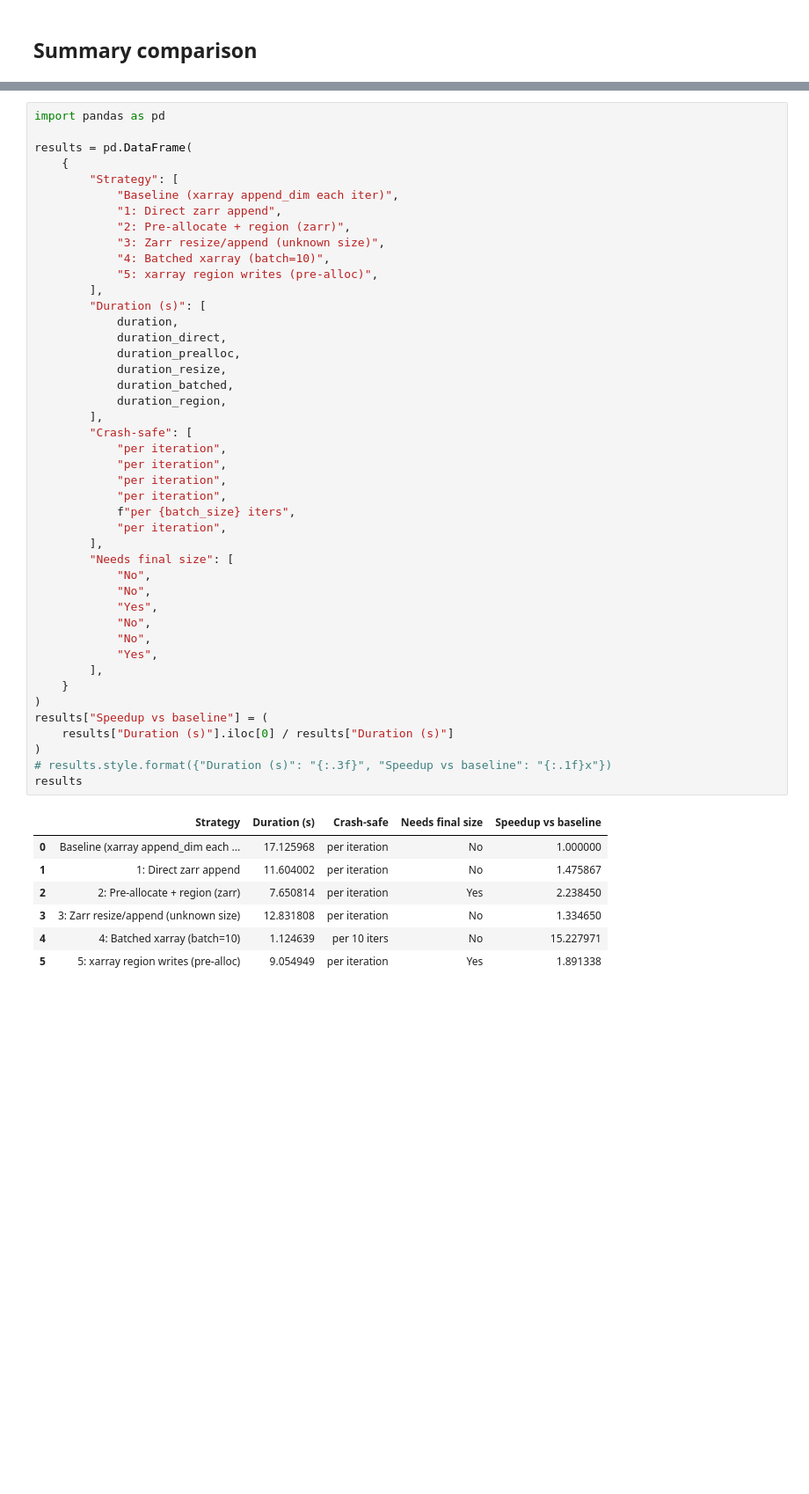
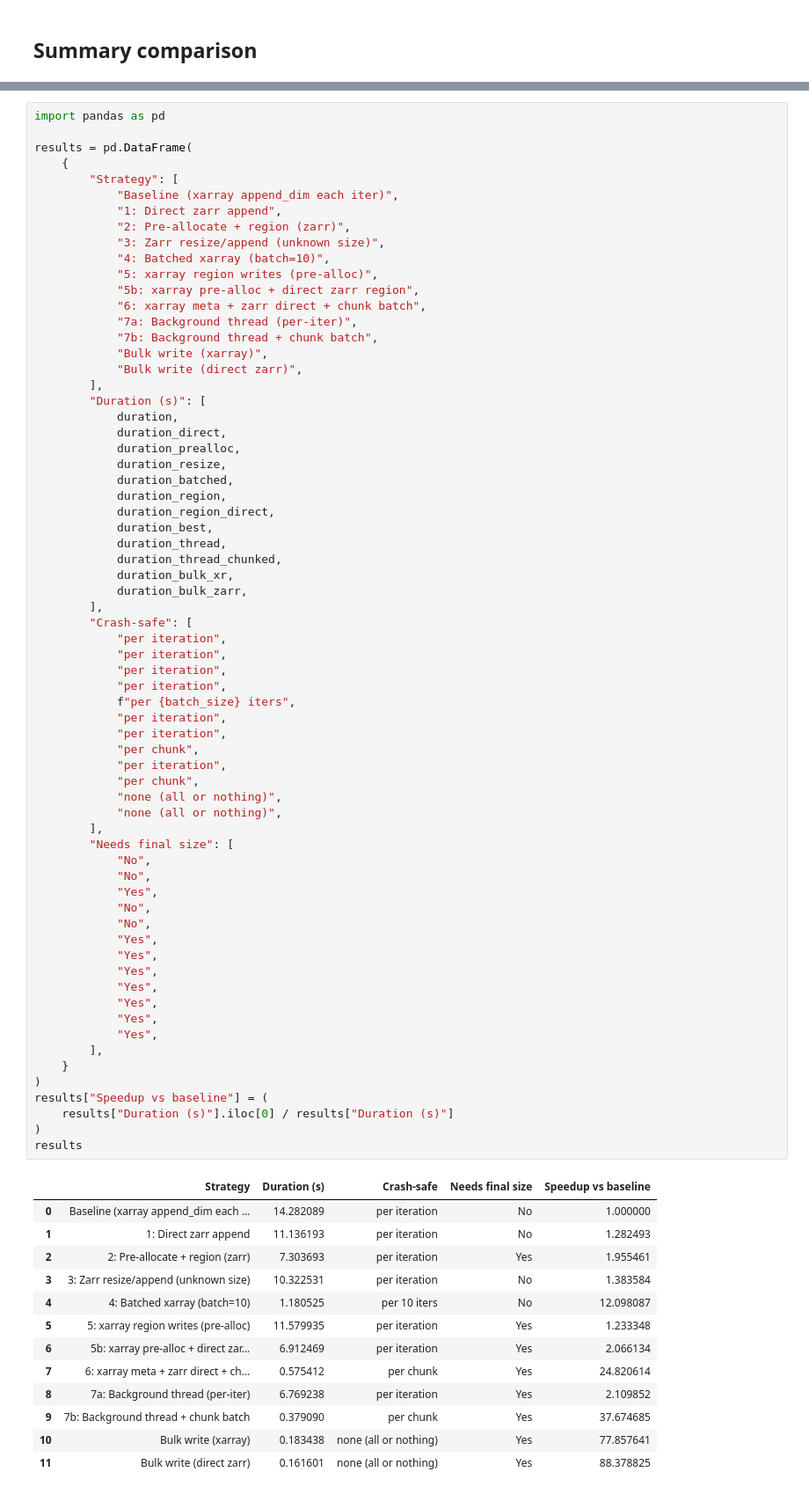
Before and after one commit to jenshnielsen/Qcodes, a Jupyter notebook: docs/examples/DataSet/zaar_explore.ipynb, the cells around one changed output, grey strips where cells are left out. Shown at 88% size. Cells and saved outputs as stored; diff of their text form; blank space fills up the shorter version.

Commit message:
More zarr explore

```diff
--- a/docs/examples/DataSet/zaar_explore.ipynb
+++ b/docs/examples/DataSet/zaar_explore.ipynb
@@ -481,46 +705,75 @@ results = pd.DataFrame(
             "3: Zarr resize/append (unknown size)",
             "4: Batched xarray (batch=10)",
             "5: xarray region writes (pre-alloc)",
+            "5b: xarray pre-alloc + direct zarr region",
+            "6: xarray meta + zarr direct + chunk batch",
+            "7a: Background thread (per-iter)",
+            "7b: Background thread + chunk batch",
+            "Bulk write (xarray)",
+            "Bulk write (direct zarr)",
         ],
         "Duration (s)": [
             duration,
             duration_direct,
             duration_prealloc,
             duration_resize,
             duration_batched,
             duration_region,
+            duration_region_direct,
+            duration_best,
+            duration_thread,
+            duration_thread_chunked,
+            duration_bulk_xr,
+            duration_bulk_zarr,
         ],
         "Crash-safe": [
             "per iteration",
             "per iteration",
             "per iteration",
             "per iteration",
             f"per {batch_size} iters",
             "per iteration",
+            "per iteration",
+            "per chunk",
+            "per iteration",
+            "per chunk",
+            "none (all or nothing)",
+            "none (all or nothing)",
         ],
         "Needs final size": [
             "No",
             "No",
             "Yes",
             "No",
             "No",
             "Yes",
+            "Yes",
+            "Yes",
+            "Yes",
+            "Yes",
+            "Yes",
+            "Yes",
         ],
     }
 )
 results["Speedup vs baseline"] = (
     results["Duration (s)"].iloc[0] / results["Duration (s)"]
 )
-# results.style.format({"Duration (s)": "{:.3f}", "Speedup vs baseline": "{:.1f}x"})
 results
 # %% [output]
 |  | Strategy | Duration (s) | Crash-safe | Needs final size | Speedup vs baseline |
-| 0 | Baseline (xarray append_dim each ... | 17.125968 | per iteration | No | 1.000000 |
-| 1 | 1: Direct zarr append | 11.604002 | per iteration | No | 1.475867 |
-| 2 | 2: Pre-allocate + region (zarr) | 7.650814 | per iteration | Yes | 2.238450 |
-| 3 | 3: Zarr resize/append (unknown size) | 12.831808 | per iteration | No | 1.334650 |
-| 4 | 4: Batched xarray (batch=10) | 1.124639 | per 10 iters | No | 15.227971 |
-| 5 | 5: xarray region writes (pre-alloc) | 9.054949 | per iteration | Yes | 1.891338 |
+| 0 | Baseline (xarray append_dim each ... | 14.282089 | per iteration | No | 1.000000 |
+| 1 | 1: Direct zarr append | 11.136193 | per iteration | No | 1.282493 |
+| 2 | 2: Pre-allocate + region (zarr) | 7.303693 | per iteration | Yes | 1.955461 |
+| 3 | 3: Zarr resize/append (unknown size) | 10.322531 | per iteration | No | 1.383584 |
+| 4 | 4: Batched xarray (batch=10) | 1.180525 | per 10 iters | No | 12.098087 |
+| 5 | 5: xarray region writes (pre-alloc) | 11.579935 | per iteration | Yes | 1.233348 |
+| 6 | 5b: xarray pre-alloc + direct zar... | 6.912469 | per iteration | Yes | 2.066134 |
+| 7 | 6: xarray meta + zarr direct + ch... | 0.575412 | per chunk | Yes | 24.820614 |
+| 8 | 7a: Background thread (per-iter) | 6.769238 | per iteration | Yes | 2.109852 |
+| 9 | 7b: Background thread + chunk batch | 0.379090 | per chunk | Yes | 37.674685 |
+| 10 | Bulk write (xarray) | 0.183438 | none (all or nothing) | Yes | 77.857641 |
+| 11 | Bulk write (direct zarr) | 0.161601 | none (all or nothing) | Yes | 88.378825 |
 # %%
 # Cleanup entire temp directory
 shutil.rmtree(tmpdir, ignore_errors=True)
```
Also changed, not shown: parts of 15 cells of this notebook.
